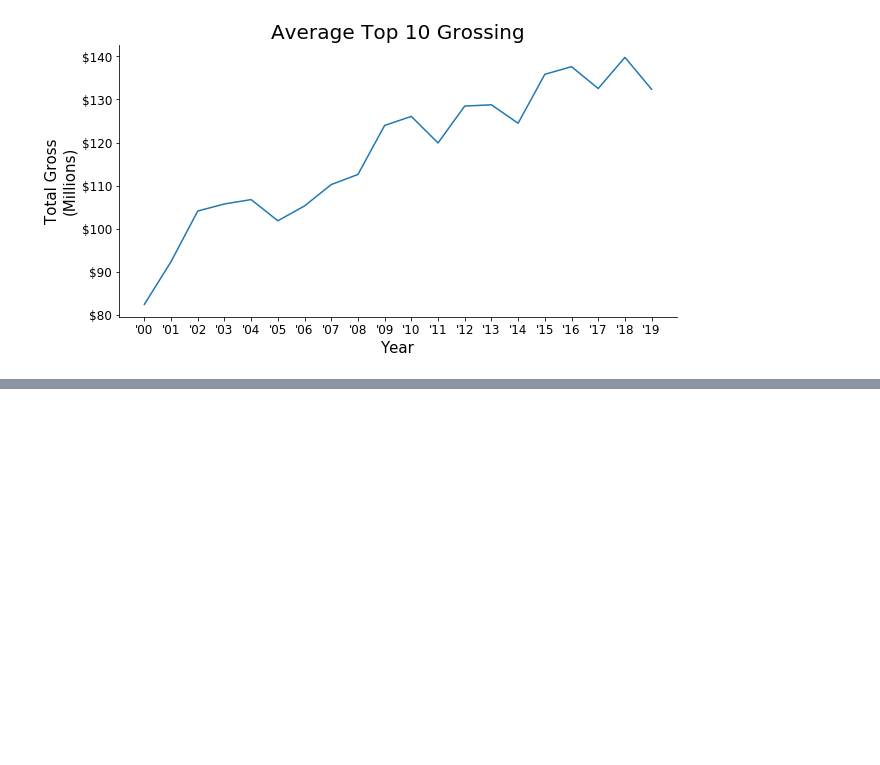
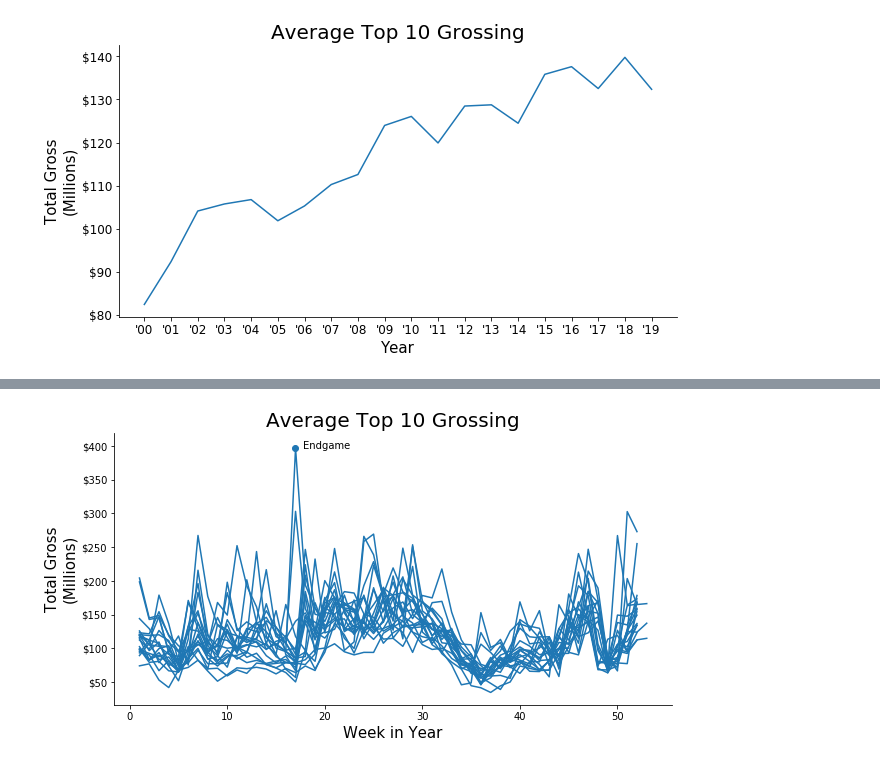
Before and after one commit to tnorlund/ANLT234-01_2019F-A03--NORLUND_TYLER, a Jupyter notebook: graphs.ipynb, the cells around one changed output, grey strips where cells are left out. Saved outputs shown, nothing was run; the diff lists cells and outputs as text; code cells hidden in the pictures; blank space fills up the shorter version.

```diff
--- a/graphs.ipynb
+++ b/graphs.ipynb
@@ -289,0 +329,42 @@ plt.show()
+# %%
+with open("rt_data.json") as json_file:
+    datas = json.load(json_file)
+
+fig, ax = plt.subplots(1, 1, figsize=(10, 5))
+for year in range(2000, 2020):
+    year_data = [data for data in datas if data["year"] == year]
+    df = pd.DataFrame(
+        {
+            "week": [data["weeknum"] for data in year_data],
+            "top10gross": [data["top10gross"] for data in year_data]
+        }
+    )
+    ax.plot(df["week"].astype(int), df["top10gross"]/1_000_000, c=u'#1f77b4')
+
+ax.text(17+0.75, 396469872/1_000_000, "Endgame")
+ax.scatter(17-0.1, 396469872/1_000_000)
+ax.set_xticklabels(ax.get_xticks())
+ax.set_yticklabels(ax.get_yticks())
+ax.set_yticklabels(
+    [
+        "" if item.get_text() == "0.0"
+        else"$" + str(int(float(item.get_text())))
+        for item in ax.get_yticklabels()
+    ]
+)
+ax.set_xticklabels(
+    [
+        str(int(float(item.get_text())))
+        for item in ax.get_xticklabels()
+    ]
+)
+ax.spines['right'].set_visible(False)
+ax.spines['top'].set_visible(False)
+ax.yaxis.set_ticks_position('left')
+ax.xaxis.set_ticks_position('bottom')
+ax.set_xlabel("Week in Year", fontsize=15, y=1.05)
+ax.set_ylabel("Total Gross\n(Millions)", fontsize=15)
+ax.set_title("Average Top 10 Grossing", fontsize=20)
+plt.show()
+# %% [output]
+[figure, added]
```
Also changed, not shown: parts of 2 cells of this notebook, 23 other files.
